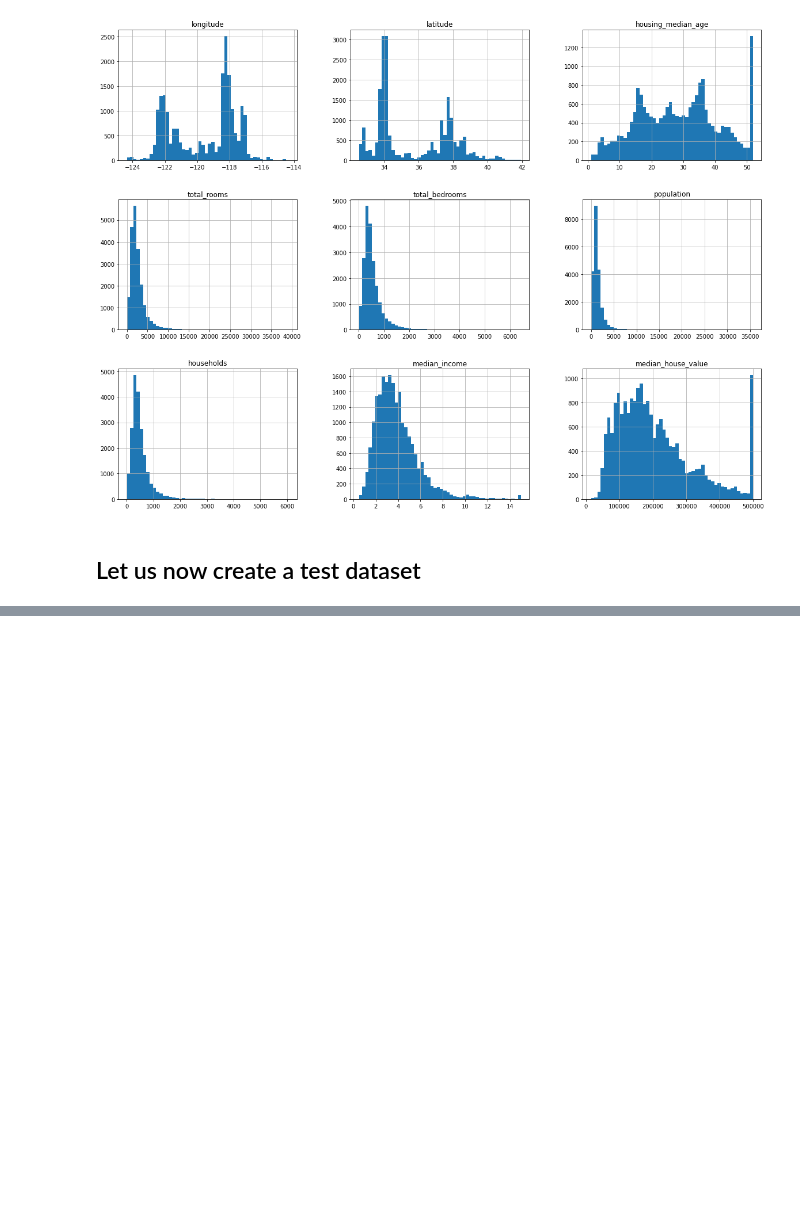
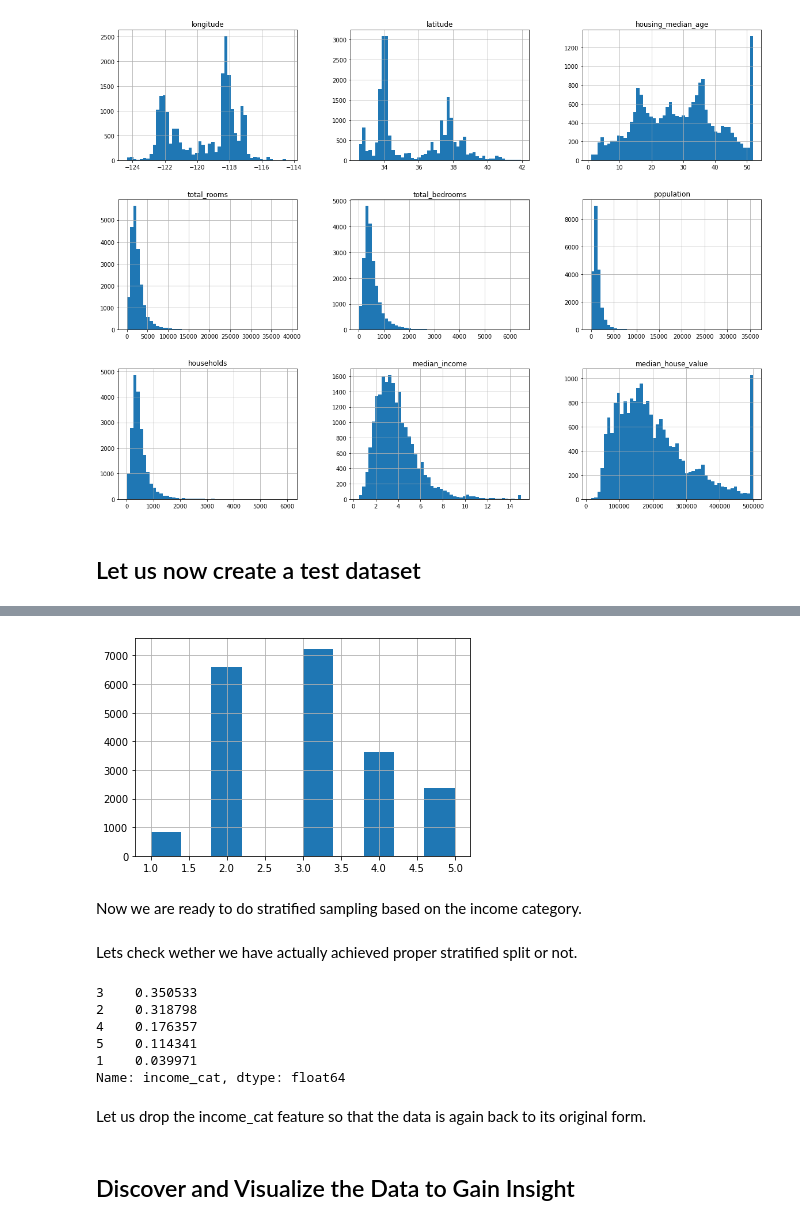
Before and after one commit to satyakisen/Hands-On-ML-Notebooks, a Jupyter notebook: Welcome_Notebook.ipynb, the cells around one changed output, grey strips where cells are left out. Drawn from its saved outputs; the diff is of its cells as text; code cells hidden in the pictures; blank space fills up the shorter version.

```diff
--- a/Welcome_Notebook.ipynb
+++ b/Welcome_Notebook.ipynb
@@ -111,0 +116,13 @@ train_set, test_set = train_test_split(housing_ds, test_size=0.2, random_state=4
+# %%
+import numpy as np
+
+housing_ds['income_cat'] = pd.cut(housing_ds['median_income'],
+                                  bins=[0., 1.5, 3.0, 4.5, 6.0, np.inf],
+                                  labels=[1,2,3,4,5])
+
+housing_ds['income_cat'].hist()
+plt.show()
+# %% [output]
+[figure, added]
+# %% [markdown]
+Now we are ready to do stratified sampling based on the income category.
@@ -111,0 +136,13 @@ train_set, test_set = train_test_split(housing_ds, test_size=0.2, random_state=4
+# %% [markdown]
+Lets check wether we have actually achieved proper stratified split or not.
+# %%
+strat_test_set['income_cat'].value_counts()/len(strat_test_set)
+# %% [output]
+3    0.350533
+2    0.318798
+4    0.176357
+5    0.114341
+1    0.039971
+Name: income_cat, dtype: float64
+# %% [markdown]
+Let us drop the income_cat feature so that the data is again back to its original form.
@@ -111,0 +152,2 @@ train_set, test_set = train_test_split(housing_ds, test_size=0.2, random_state=4
+# %% [markdown]
+## Discover and Visualize the Data to Gain Insight
```
Also changed, not shown: parts of 64 cells of this notebook.
